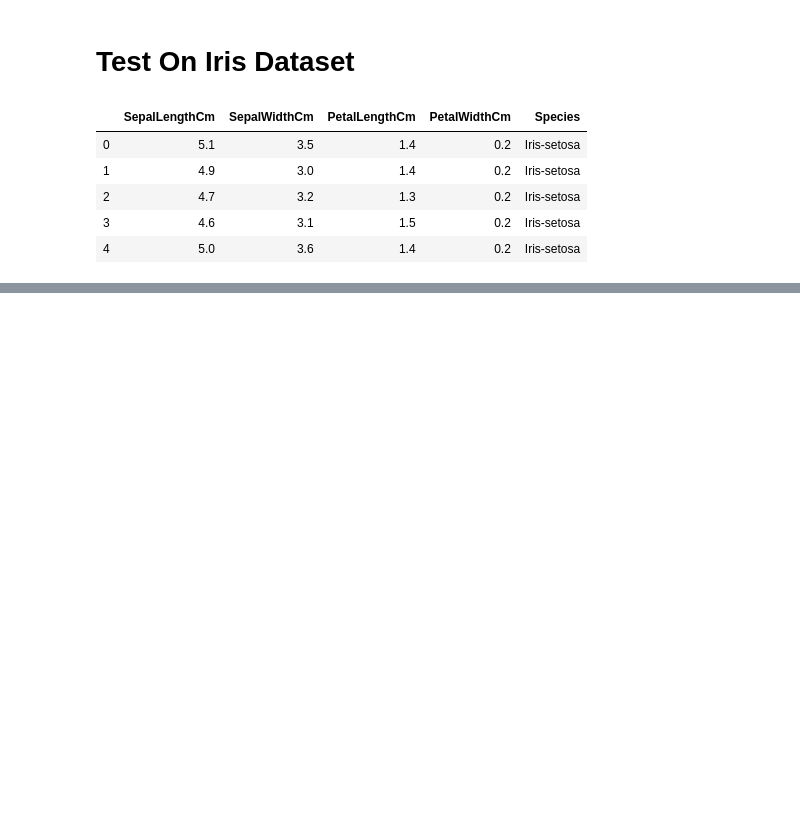
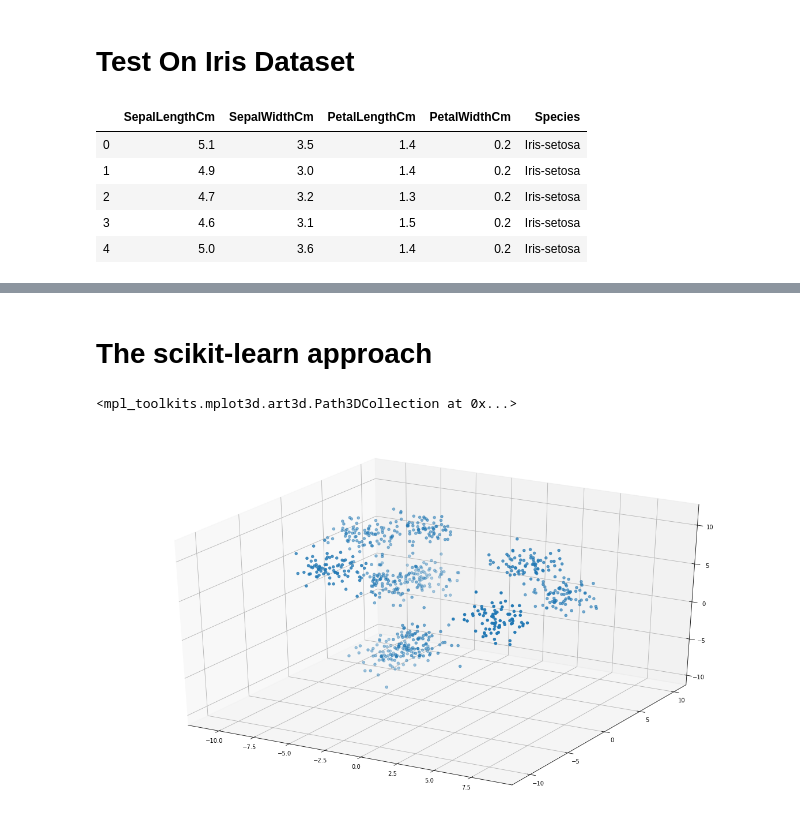
Before and after one commit to iannovic/datsascience, a Jupyter notebook: 2-unsupervised-kmeans-intro.ipynb, the cells around one changed output, grey strips where cells are left out. Cells and saved outputs as stored; diff of their text form; code cells hidden in the pictures; blank space fills up the shorter version.

```diff
--- a/2-unsupervised-kmeans-intro.ipynb
+++ b/2-unsupervised-kmeans-intro.ipynb
@@ -158,0 +169,20 @@ plt.scatter(centers_new[:,0], centers_new[:,1], marker='*', c='g', s=150)
+# %% [markdown]
+# The scikit-learn approach
+# %%
+import numpy as np
+import matplotlib.pyplot as plt
+from mpl_toolkits.mplot3d import Axes3D
+from sklearn.cluster import KMeans
+from sklearn.datasets import make_blobs
+
+plt.rcParams['figure.figsize'] = (16, 9)
+
+# Creating a sample dataset with 4 clusters
+X, y = make_blobs(n_samples=800, n_features=3, centers=10)
+# %%
+fig = plt.figure()
+ax = Axes3D(fig)
+ax.scatter(X[:, 0], X[:, 1], X[:, 2])
+# %% [output]
+<mpl_toolkits.mplot3d.art3d.Path3DCollection at 0x...>
+[figure, added]
```
Also changed, not shown: parts of 9 cells of this notebook.
